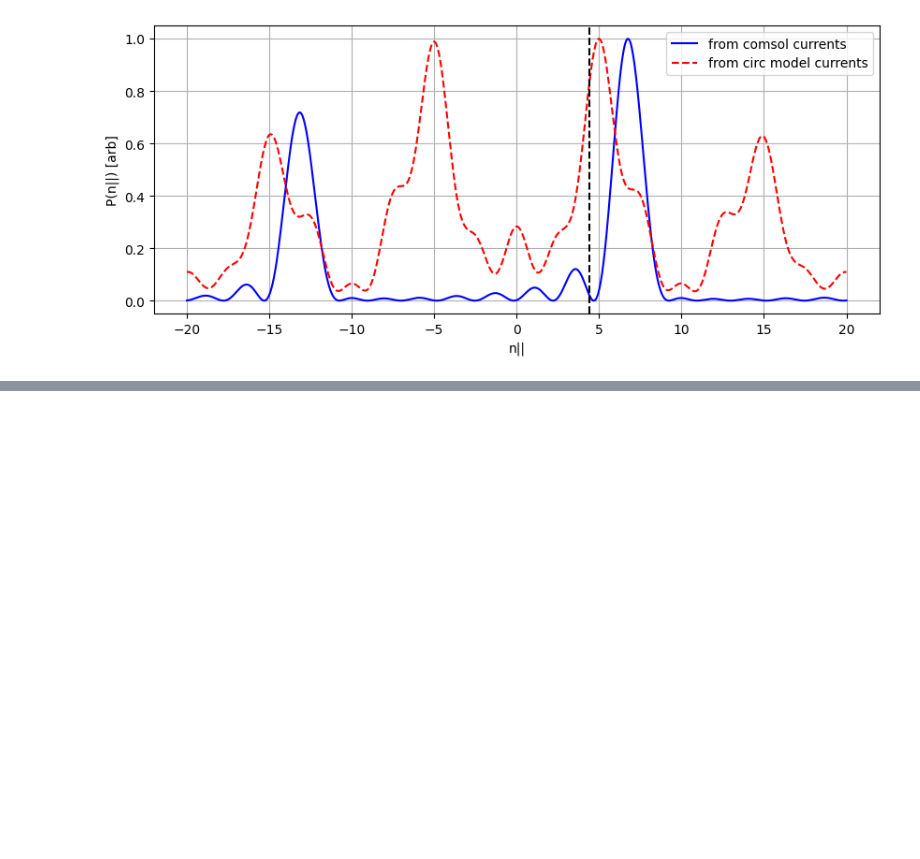
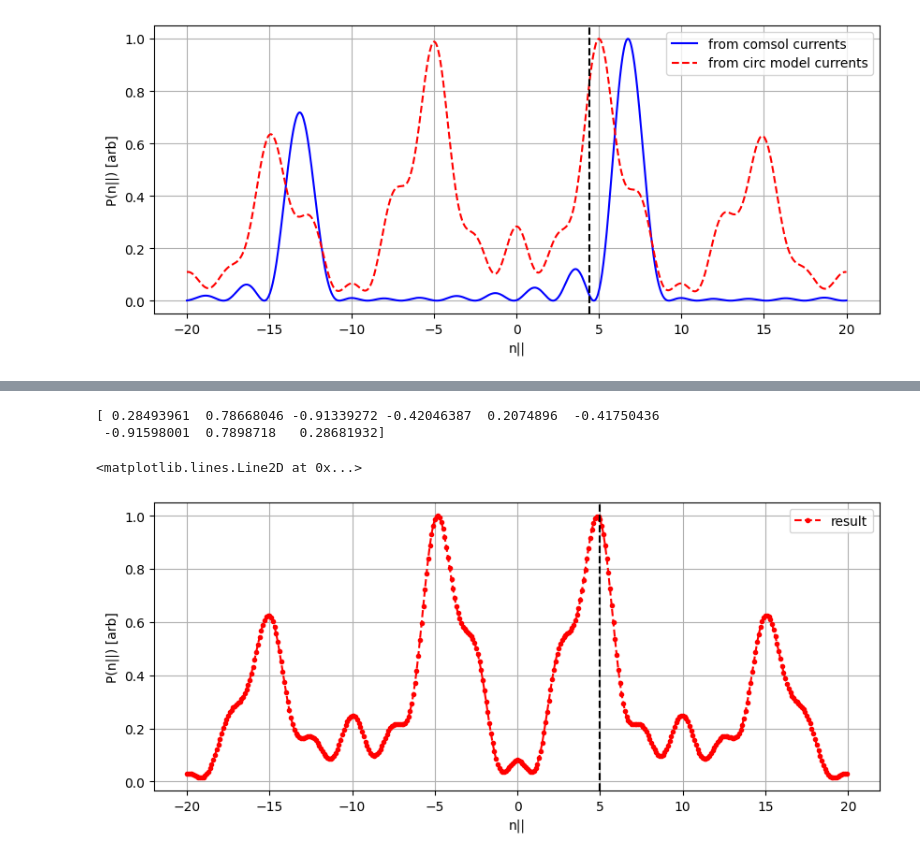
Before and after one commit to vandelij/TWA_circuit, a Jupyter notebook: longer_caps_CF_testing.ipynb, the cells around one changed output, grey strips where cells are left out. Drawn from its saved outputs; the diff is of its cells as text; code cells hidden in the pictures; blank space fills up the shorter version.

```diff
--- a/longer_caps_CF_testing.ipynb
+++ b/longer_caps_CF_testing.ipynb
@@ -549,0 +680,26 @@ wstrap:  0.08
+# %%
+npar_array = np.arange(0, 10, .1)
+npar_array = np.arange(-20, 20, .1)
+print(strap_phases/(np.pi))
+
+result_circ_model = np.array([], dtype='complex')
+for i in range(npar_array.shape[0]):
+    power = myrfTWA.analytic_power_spectrum_general_phase_diff(npar_array[i], w_strap=myrfTWA.geometry_dict['wstrap'],
+                                                                d_strap=myrfTWA.geometry_dict['d'],
+                                                                freq=freq,
+                                                                phase_array=strap_phases)
+    result_circ_model = np.append(result_circ_model, power)
+
+plt.figure(figsize=(10,4))
+plt.grid()
+plt.plot(npar_array, np.real(result_circ_model)/np.max(np.real(result_circ_model)), color='red', linestyle='--', label='result', marker='.')
+#plt.plot(npar_array, np.real(result_circ_model)/np.max(np.real(result_circ_model)), color='purple', linestyle='--', label='shifted')
+plt.xlabel('n||')
+plt.ylabel('P(n||) [arb]')
+plt.legend()
+plt.axvline(x=5, ymin=0, ymax=1, color='k', linestyle='--')
+# %% [output]
+[ 0.28493961  0.78668046 -0.91339272 -0.42046387  0.2074896  -0.41750436
+ -0.91598001  0.7898718   0.28681932]
+<matplotlib.lines.Line2D at 0x...>
+[figure, added]
```
Also changed, not shown: parts of 10 cells of this notebook, 1 other file.
